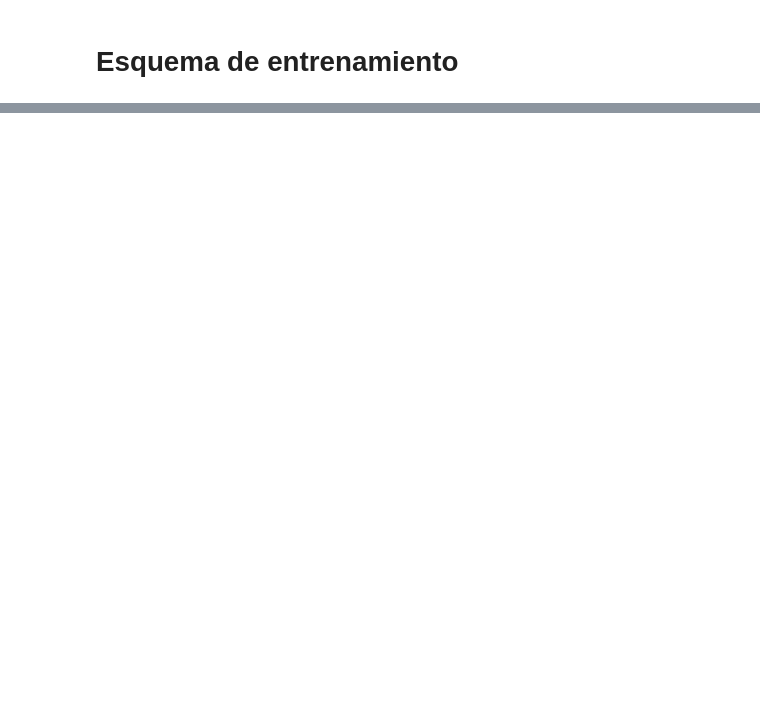
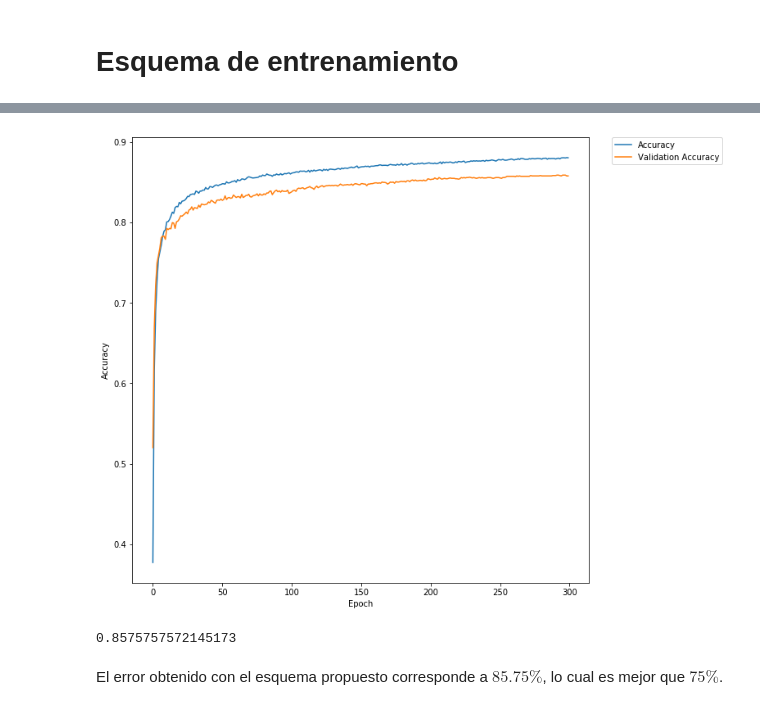
Before and after one commit to honorcode93/RN-Tarea1, a Jupyter notebook: Pregunta 4.ipynb, the cells around one changed output, grey strips where cells are left out. Saved outputs shown, nothing was run; the diff lists cells and outputs as text; code cells hidden in the pictures; blank space fills up the shorter version.

```diff
--- a/Pregunta 4.ipynb
+++ b/Pregunta 4.ipynb
@@ -153,0 +226,26 @@ KeyboardInterrupt:
+# %%
+import matplotlib.pyplot as plt
+acc_y = history.history['acc']
+acc_x = range(0, 300)
+
+val_acc_y = history.history['val_acc']
+
+
+# Plot the loss
+plt.figure(figsize=(10, 10))
+plt.plot(acc_x, acc_y, label="Accuracy")
+plt.plot(acc_x, val_acc_y, label="Validation Accuracy")
+plt.legend(bbox_to_anchor=(1.05, 1), loc=2, borderaxespad=0.)
+plt.xlabel('Epoch')
+plt.ylabel('Accuracy')
+
+
+plt.show()
+# %% [output]
+[figure, added]
+# %%
+print(history.history["val_acc"][len(history.history["val_acc"]) - 1])
+# %% [output]
+0.8575757572145173
+# %% [markdown]
+El error obtenido con el esquema propuesto corresponde a $85.75\%$, lo cual es mejor que $75\%$.
```
Also changed, not shown: parts of 16 cells of this notebook.
